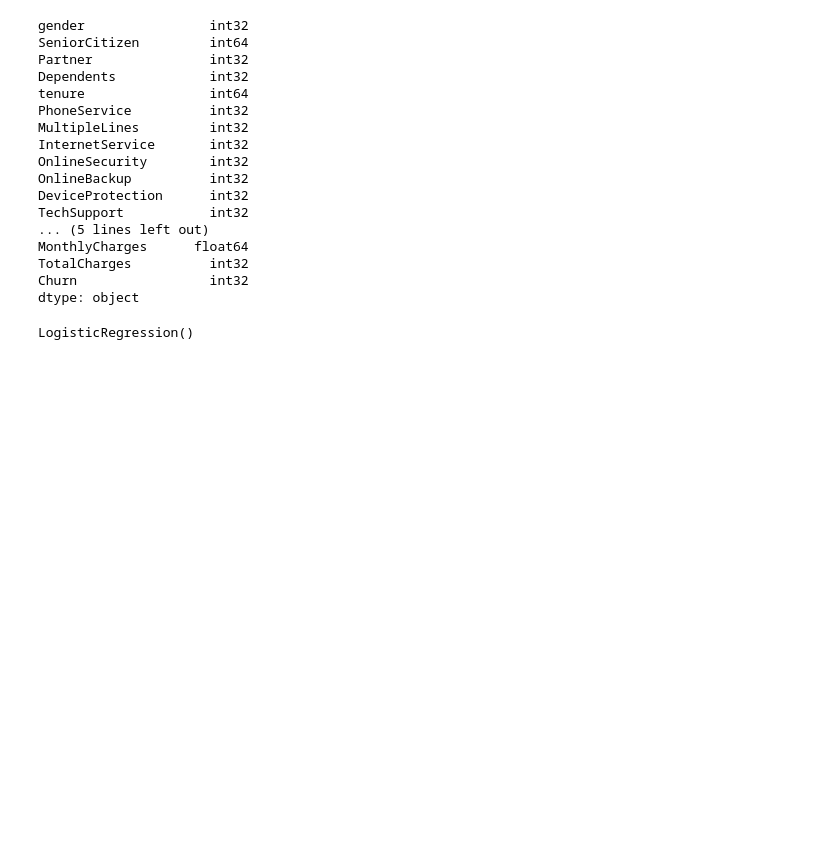
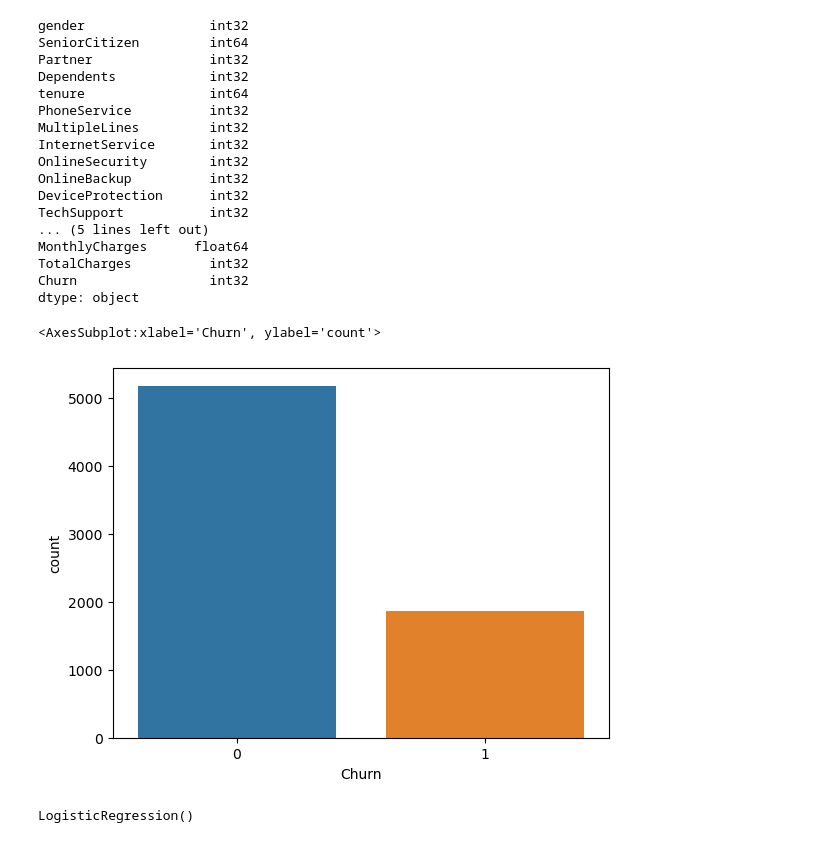
Before and after one commit to Dhivya-LV/streamlit_churn, a Jupyter notebook: churn_pred.ipynb, the cells around one changed output. Drawn from its saved outputs; the diff is of its cells as text; code cells hidden in the pictures; blank space fills up the shorter version.

Commit message:
made changes in churn_pred and app.py

```diff
--- a/churn_pred.ipynb
+++ b/churn_pred.ipynb
@@ -137,6 +225,11 @@ MonthlyCharges      float64
 TotalCharges          int32
 Churn                 int32
 dtype: object
+# %%
+sns.countplot(cleanDF['Churn'])
+# %% [output]
+<AxesSubplot:xlabel='Churn', ylabel='count'>
+[figure, added]
 # %%
 #Scaled the data
 x = cleanDF.drop('Churn', axis=1)
```
Also changed, not shown: parts of 18 cells of this notebook, 1 other file.
